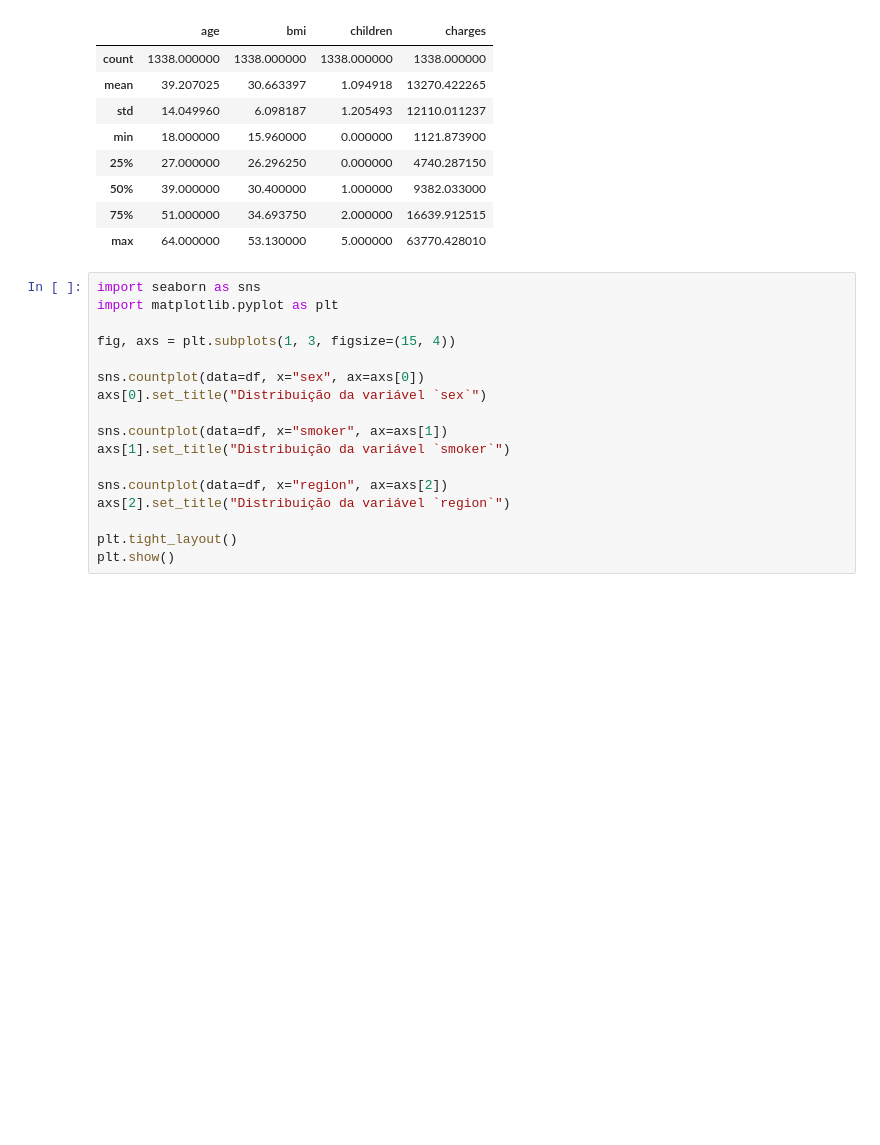
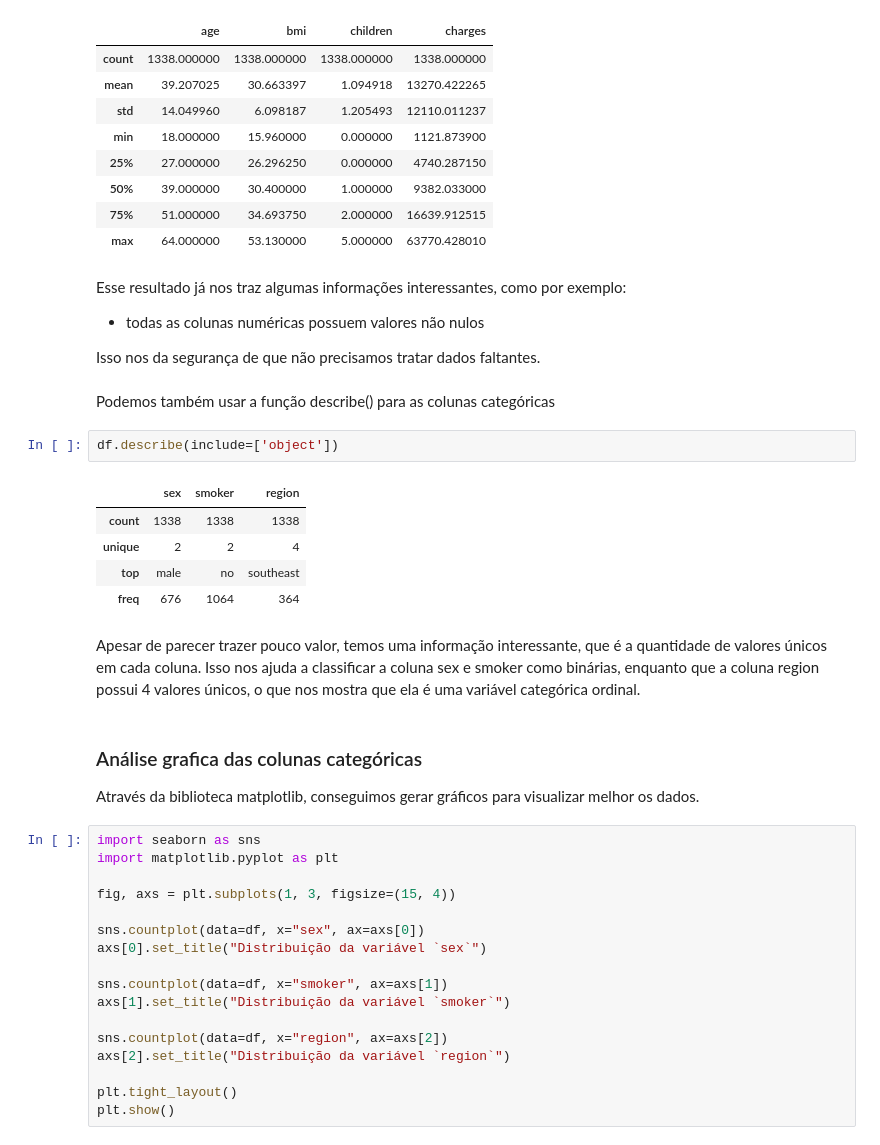
Before and after one commit to umtaldejr/IADT-Fase-1, a Jupyter notebook: IADT_Fase_1.ipynb, the cells around one changed output. Saved outputs shown, nothing was run; the diff lists cells and outputs as text; blank space fills up the shorter version.

Commit message:
wip: incluindo detalhes da analise dos dados

```diff
--- a/IADT_Fase_1.ipynb
+++ b/IADT_Fase_1.ipynb
@@ -74,6 +121,27 @@ df.describe()
 | 50% | 39.000000 | 30.400000 | 1.000000 | 9382.033000 |
 | 75% | 51.000000 | 34.693750 | 2.000000 | 16639.912515 |
 | max | 64.000000 | 53.130000 | 5.000000 | 63770.428010 |
+# %% [markdown]
+Esse resultado já nos traz algumas informações interessantes, como por exemplo:
+- todas as colunas numéricas possuem valores não nulos
+
+Isso nos da segurança de que não precisamos tratar dados faltantes.
+# %% [markdown]
+Podemos também usar a função describe() para as colunas categóricas
+# %%
+df.describe(include=['object'])
+# %% [output]
+|  | sex | smoker | region |
+| count | 1338 | 1338 | 1338 |
+| unique | 2 | 2 | 4 |
+| top | male | no | southeast |
+| freq | 676 | 1064 | 364 |
+# %% [markdown]
+Apesar de parecer trazer pouco valor, temos uma informação interessante, que é a quantidade de valores únicos em cada coluna.
+Isso nos ajuda a classificar a coluna sex e smoker como binárias, enquanto que a coluna region possui 4 valores únicos, o que nos mostra que ela é uma variável categórica ordinal.
+# %% [markdown]
+### Análise grafica das colunas categóricas
+Através da biblioteca matplotlib, conseguimos gerar gráficos para visualizar melhor os dados.
 # %%
 import seaborn as sns
 import matplotlib.pyplot as plt
```
Also changed, not shown: parts of 11 cells of this notebook.
